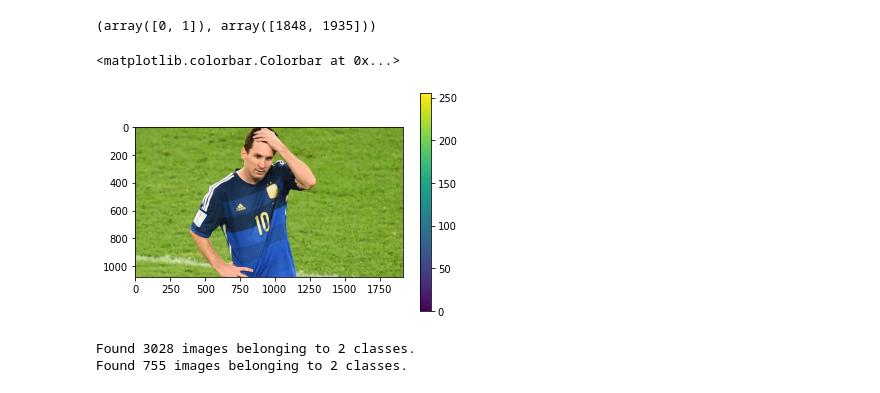
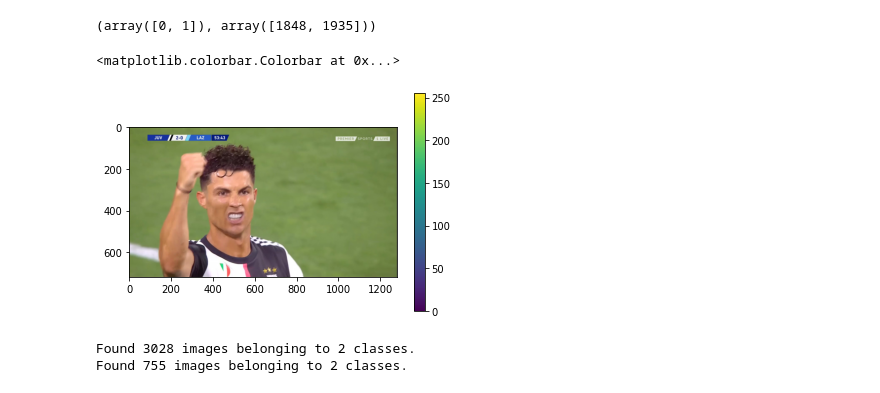
Before and after one commit to DaverArenas/DeepLearning_ImageClassification, a Jupyter notebook: Clasificacion_Imagenes_Futbol.ipynb, the cells around one changed output. Drawn from its saved outputs; the diff is of its cells as text; code cells hidden in the pictures.

```diff
--- a/Clasificacion_Imagenes_Futbol.ipynb
+++ b/Clasificacion_Imagenes_Futbol.ipynb
@@ -312,13 +315,13 @@ np.unique(labels_train,return_counts=True)
 # %% [output]
 (array([0, 1]), array([1848, 1935]))
 # %%
-img = plt.imread(fnames_train[0])
+img = plt.imread(fnames_train[1])
 plt.imshow(img)
 plt.grid(False)
 plt.colorbar()
 # %% [output]
 <matplotlib.colorbar.Colorbar at 0x...>
-[figure, old version]
+[figure, new version]
 # %%
 from tensorflow.keras.preprocessing.image import ImageDataGenerator
 datagen = ImageDataGenerator(rescale=1.0/255.0)
```
Also changed, not shown: parts of 6 cells of this notebook.
